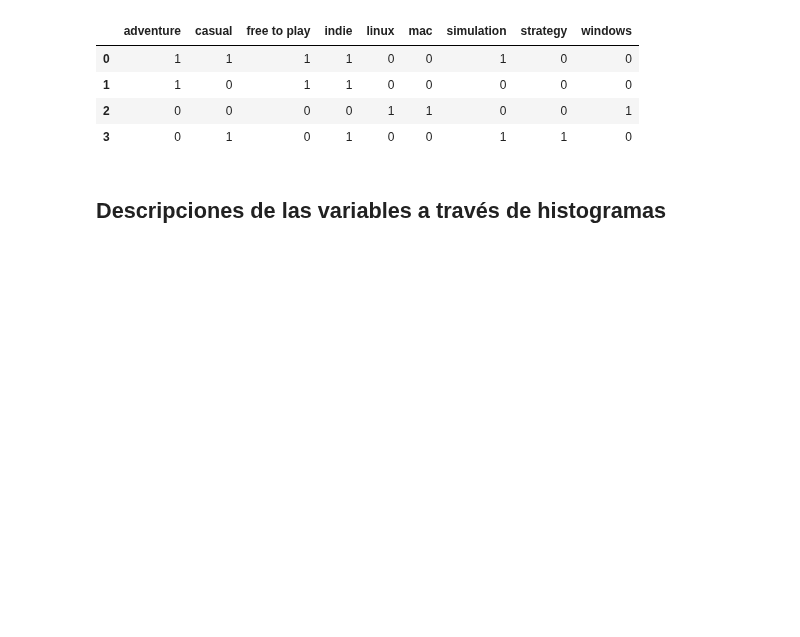
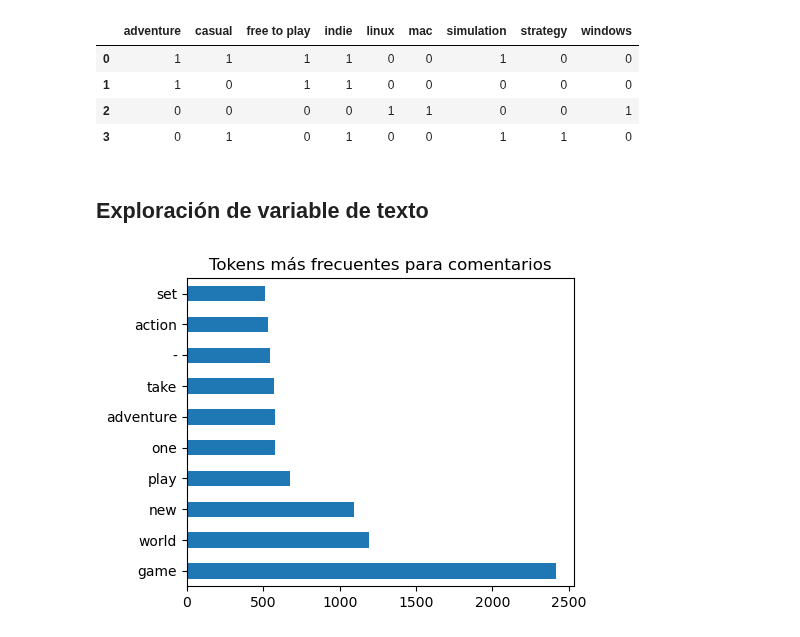
Before and after one commit to camilocarvajalreyes/laboratorios-MDS7202, a Jupyter notebook: Proyecto/borrador_EDA.ipynb, the cells around one changed output. Drawn from its saved outputs; the diff is of its cells as text; code cells hidden in the pictures; blank space fills up the shorter version.

Commit message:
add exploracion texto

```diff
--- a/Proyecto/borrador_EDA.ipynb
+++ b/Proyecto/borrador_EDA.ipynb
@@ -213,5 +213,13 @@ preprocessing = ColumnTransformer(
         ('minmax',MinMaxScaler(),['...'])
     ]
 )
-# %% [markdown]
-## Descripciones de las variables a través de histogramas
+# %% [markdown]
+## Exploración de variable de texto
+# %%
+from exploracion_texto import plot_token_frequency, most_common
+from nltk.corpus import stopwords
+
+serie_tokens = most_common(df_train,'short_description',ignore=stopwords.words('english'))
+plot_token_frequency(serie_tokens,'Tokens más frecuentes para comentarios')
+# %% [output]
+[figure, added]
```
Also changed, not shown: parts of 3 cells of this notebook, 2 other files.
